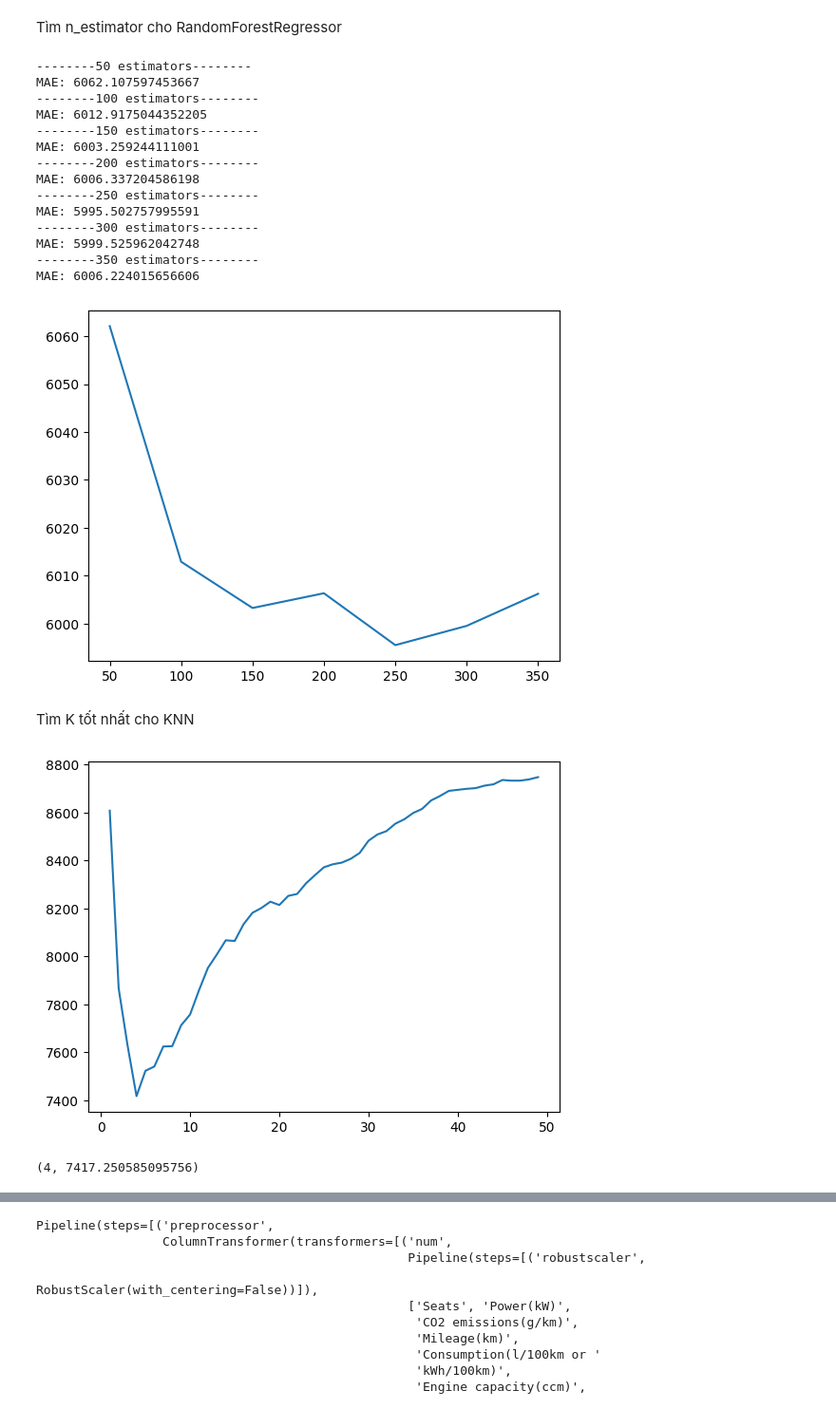
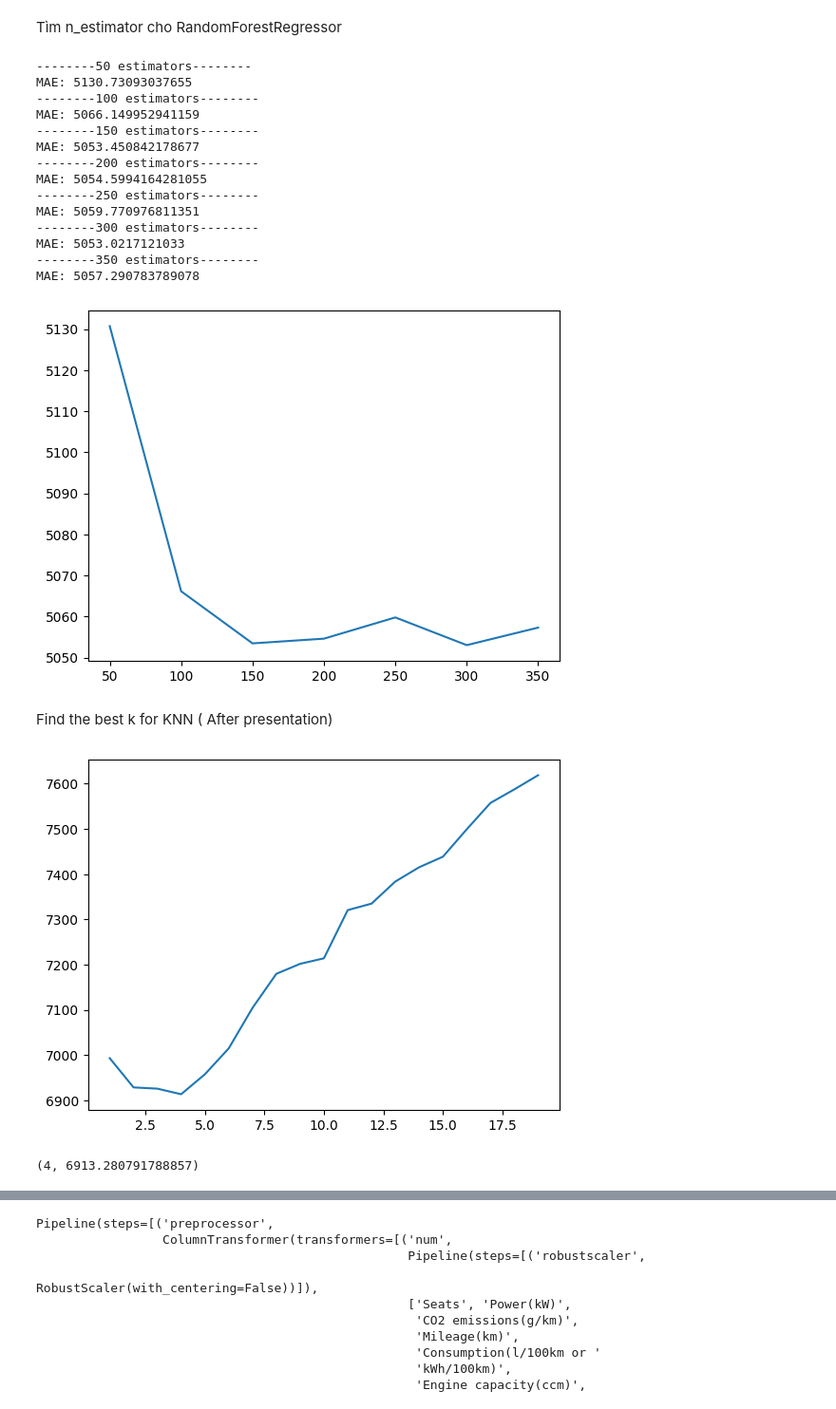
Before and after one commit to MTriNguci/DS_FINAL_PROJ, a Jupyter notebook: 4. Building_Model.ipynb, the cells around one changed output, grey strips where cells are left out. Shown: that part at 95% size. Drawn from its saved outputs; the diff is of its cells as text; code cells hidden in the pictures.

```diff
--- a/4. Building_Model.ipynb
+++ b/4. Building_Model.ipynb
@@ -20,9 +20,14 @@ from sklearn.preprocessing import FunctionTransformer, OneHotEncoder, RobustScal
 add a column `Year` - distance from First Registration's Year of the car to now.
 # %%
 
-data = pd.read_csv("data\cleaned_data.csv",index_col="ID")
+# read data from csv .
+# initially (before presentation, there is only from cleaned_data.csv)
 
-# chuyển Field "Date" thành kiểu datetime
+data_1 = pd.read_csv("data/cleaned_data.csv",index_col="ID")
+data_2 = pd.read_csv("data/cleaned_add_data.csv", index_col="ID")
+data_2["First registration"] = pd.to_datetime(data_2["First registration"])
+data = pd.concat([data_1, data_2])
+
 data["First registration"] = pd.to_datetime(data["First registration"])
 data["Year"] = 2023 - data["First registration"].dt.year
 data.drop(columns=["First registration"],inplace=True)
@@ -123,14 +130,13 @@ one_hot_tags = one_hot_tags.reset_index(drop=True)
 one_hot_Make = one_hot_Make.reset_index(drop=True)
 
 X = pd.concat([X, one_hot_tags, one_hot_Make], axis=1)
-
 y = X["Price(EUR)"].copy()
-
 X.drop(["Price(EUR)"], axis=1, inplace=True)
 
-X_train, X_valid, y_train, y_valid = train_test_split(X, y,
-                                                      train_size=0.8, test_size=0.2,
+X_train, X_test, y_train, y_test = train_test_split(X, y,
+                                                      train_size=0.5, test_size=0.5,
                                                       random_state=0)
+
 print(X_train.shape)
 print(X_train.columns)
 # %% [output]
@@ -216,7 +222,7 @@ def get_score(n_estimate):
                               ('model', RandomForestRegressor(n_estimators = n_estimate,
                                                               random_state=0))
                              ])
-    scores = -1 * cross_val_score(my_pipeline, X, y ,
+    scores = -1 * cross_val_score(my_pipeline, X_train, y_train ,
                                     cv=5,
                                     scoring='neg_mean_absolute_error')
     return scores.mean()
@@ -235,47 +241,47 @@ plt.plot(list(results.keys()), list(results.values()))
 plt.show()
 # %% [output]
 --------50 estimators--------
-MAE: 6062.107597453667
+MAE: 5130.73093037655
 --------100 estimators--------
-MAE: 6012.9175044352205
+MAE: 5066.149952941159
 --------150 estimators--------
-MAE: 6003.259244111001
+MAE: 5053.450842178677
 --------200 estimators--------
-MAE: 6006.337204586198
+MAE: 5054.5994164281055
 --------250 estimators--------
-MAE: 5995.502757995591
+MAE: 5059.770976811351
 --------300 estimators--------
-MAE: 5999.525962042748
+MAE: 5053.0217121033
 --------350 estimators--------
-MAE: 6006.224015656606
+MAE: 5057.290783789078
-[figure, old version]
+[figure, new version]
-# %% [markdown]
-Tìm K tốt nhất cho KNN
+# %% [markdown]
+Find the best k for KNN ( After presentation)
 # %%
 from sklearn.model_selection import cross_val_score
 def get_score(n):
     my_pipeline = Pipeline(steps=[('preprocessor', preprocessor),
                                 ('model', KNeighborsRegressor(n_neighbors=n))
                                 ])
-    scores = -1 * cross_val_score(my_pipeline, X, y ,
+    scores = -1 * cross_val_score(my_pipeline, X_train, y_train ,
                                     cv=5,
                                     scoring='neg_mean_absolute_error')
     return scores.mean()
 
 
 results = {}
-for i in range(1,50):
+for i in range(1,20):
     mae = get_score(i)
     results[i] = mae
 
 %matplotlib inline
 
 plt.plot(list(results.keys()), list(results.values()))
 plt.show()
 
 #In ra giá trị nhỏ nhất và mae tương ứng
 min(results.items(), key=lambda x: x[1])
 # %% [output]
-[figure, old version]
+[figure, new version]
-(4, 7417.250585095756)
+(4, 6913.280791788857)
 # %% [markdown]
```
Also changed, not shown: parts of 8 cells of this notebook.
